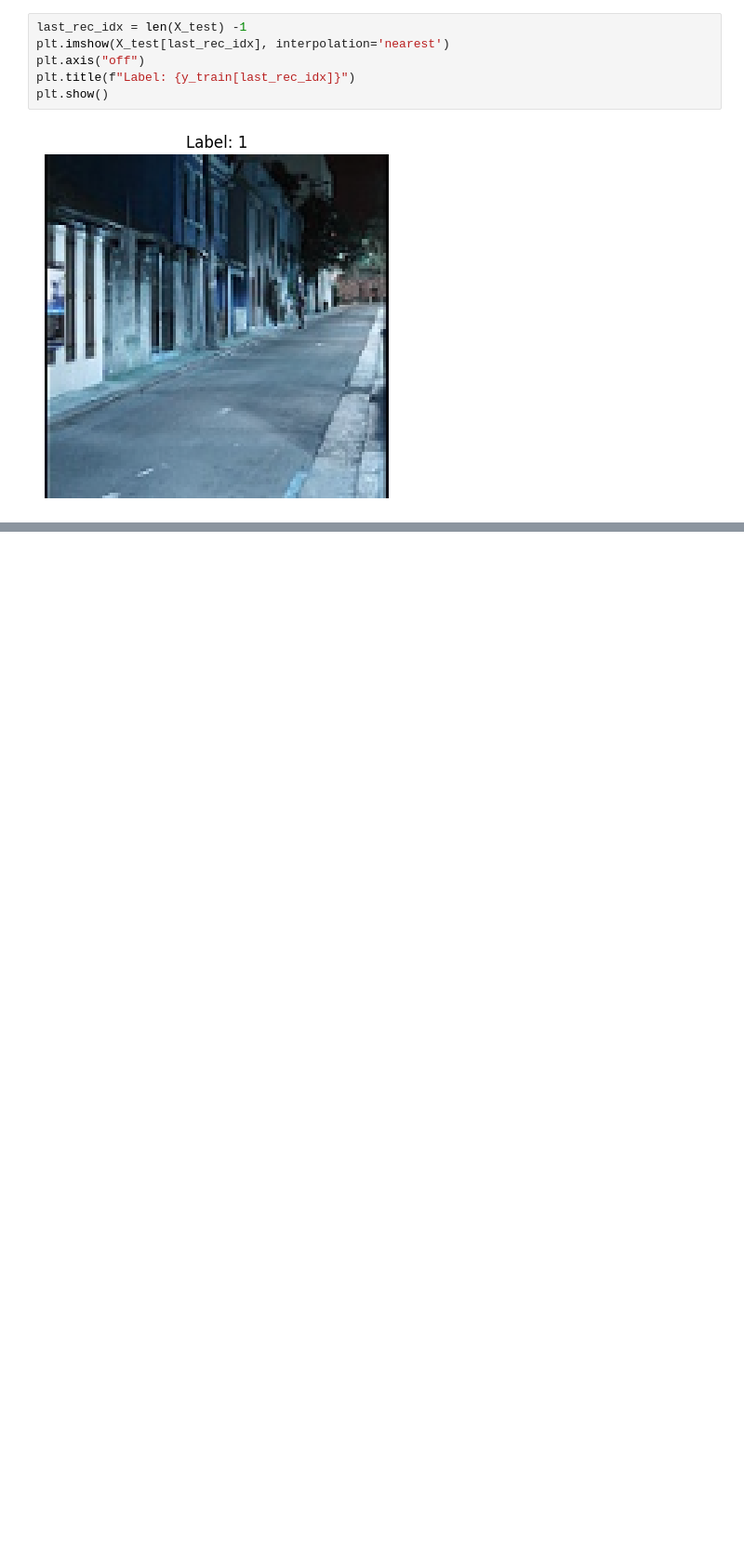
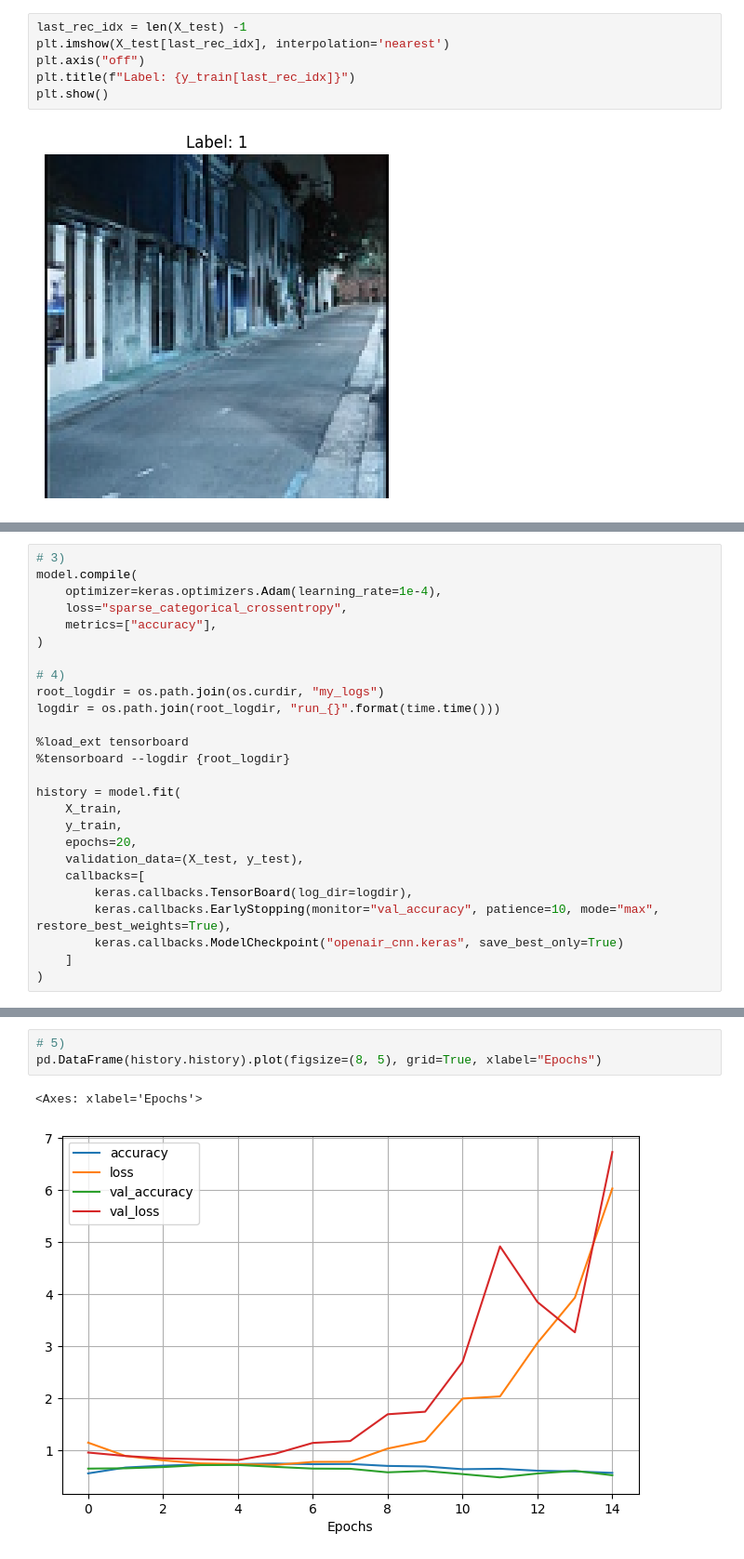
Before and after one commit to jancewicz/PJATK---Artificial-Intelligence-Postgraduate-Studies-, a Jupyter notebook: keras/openair-classifier/openair.ipynb, the cells around one changed output, grey strips where cells are left out. Shown at 93% size. Saved outputs shown, nothing was run; the diff lists cells and outputs as text; blank space fills up the shorter version.

```diff
--- a/keras/openair-classifier/openair.ipynb
+++ b/keras/openair-classifier/openair.ipynb
@@ -70,0 +131,26 @@ plt.show()
+# %%
+# 3)
+model.compile(
+    optimizer=keras.optimizers.Adam(learning_rate=1e-4),
+    loss="sparse_categorical_crossentropy",
+    metrics=["accuracy"],
+)
+
+# 4)
+root_logdir = os.path.join(os.curdir, "my_logs")
+logdir = os.path.join(root_logdir, "run_{}".format(time.time()))
+
+%load_ext tensorboard
+%tensorboard --logdir {root_logdir}
+
+history = model.fit(
+    X_train,
+    y_train,
+    epochs=20,
+    validation_data=(X_test, y_test),
+    callbacks=[
+        keras.callbacks.TensorBoard(log_dir=logdir),
+        keras.callbacks.EarlyStopping(monitor="val_accuracy", patience=10, mode="max", restore_best_weights=True),
+        keras.callbacks.ModelCheckpoint("openair_cnn.keras", save_best_only=True)
+    ]
+)
@@ -70,0 +178,6 @@ plt.show()
+# %%
+# 5)
+pd.DataFrame(history.history).plot(figsize=(8, 5), grid=True, xlabel="Epochs")
+# %% [output]
+<Axes: xlabel='Epochs'>
+[figure, added]
```
Also changed, not shown: parts of 6 cells of this notebook.
